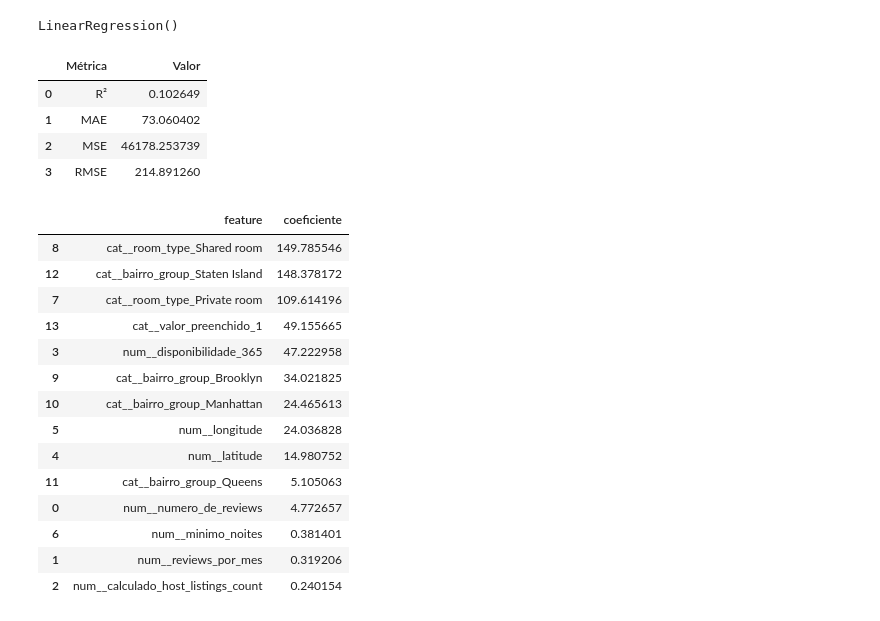
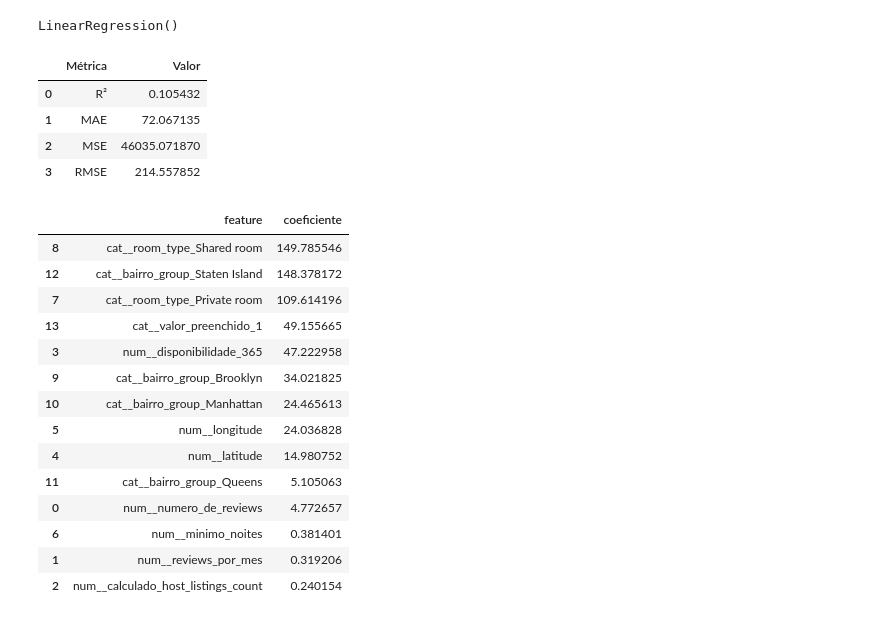
Before and after one commit to AurelioGuilherme/AmbienteDeDesenvolvimento, a Jupyter notebook: Notebooks/Models-Notebooks/modelo_regressao_linear_multipla.ipynb, the cells around one changed output. Cells and saved outputs as stored; diff of their text form; code cells hidden in the pictures.

```diff
--- a/Notebooks/Models-Notebooks/modelo_regressao_linear_multipla.ipynb
+++ b/Notebooks/Models-Notebooks/modelo_regressao_linear_multipla.ipynb
@@ -205,19 +205,20 @@ model.fit(X_train, y_train)
 # %% [output]
 LinearRegression()
 # %%
+y_pred = model.predict(X_test)
 metricas = {'Métrica': ['R²', 'MAE', 'MSE', 'RMSE'],
             'Valor': [r2_score(y_test, y_pred),
                       mean_absolute_error(y_test, y_pred),
                       mean_squared_error(y_test, y_pred),
                       np.sqrt(mean_squared_error(y_test, y_pred))]}
+
+pd.DataFrame(metricas)
+# %% [output]
+|  | Métrica | Valor |
+| 0 | R² | 0.105432 |
+| 1 | MAE | 72.067135 |
+| 2 | MSE | 46035.071870 |
+| 3 | RMSE | 214.557852 |
-# %%
-pd.DataFrame(metricas)
-# %% [output]
-|  | Métrica | Valor |
-| 0 | R² | 0.102649 |
-| 1 | MAE | 73.060402 |
-| 2 | MSE | 46178.253739 |
-| 3 | RMSE | 214.891260 |
 # %%
 pd.DataFrame({'feature': transformer.get_feature_names_out(),
               'coeficiente': np.abs(model.coef_)}).sort_values(by = "coeficiente", ascending=False)
```
Also changed, not shown: 7 other files.
